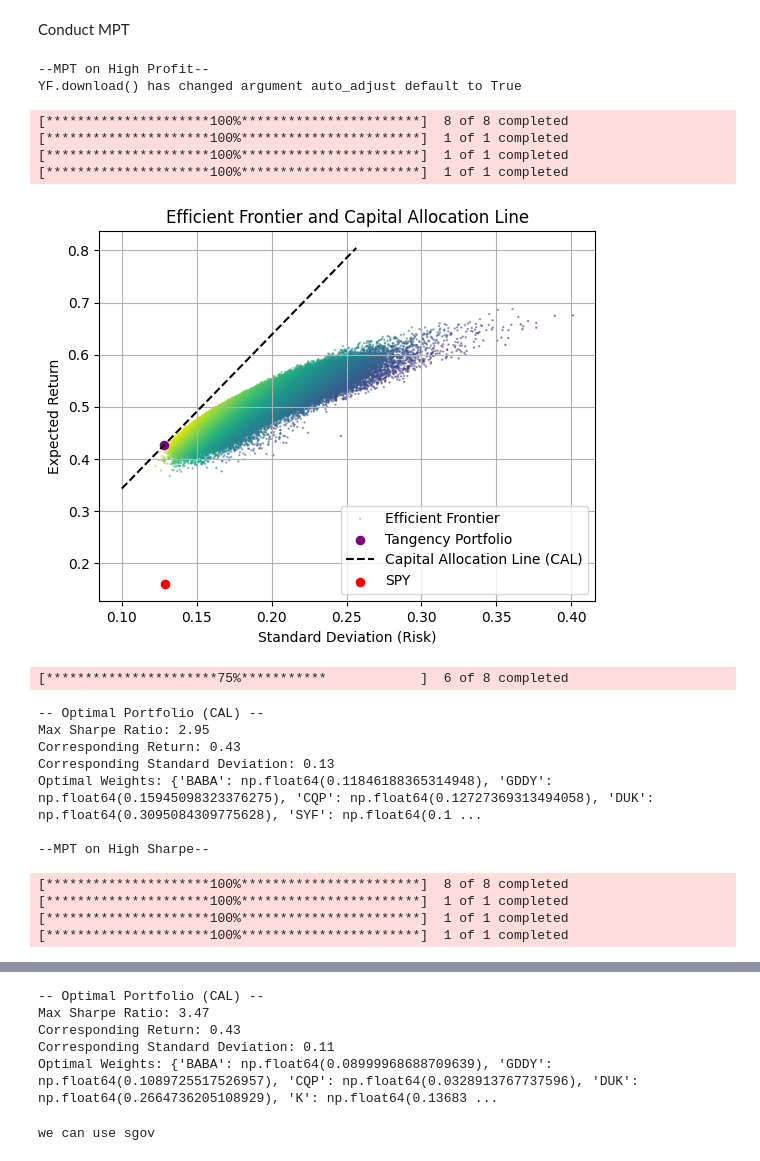
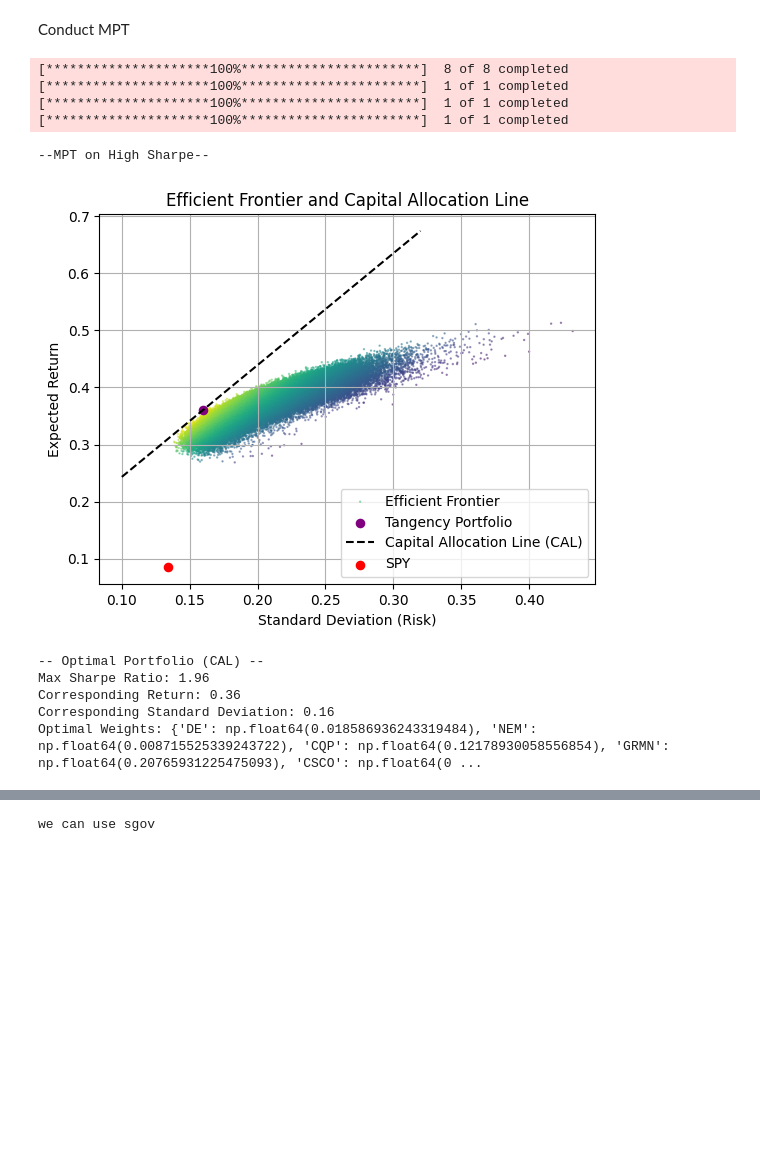
Before and after one commit to BlakeUribe/Portfolio_py, a Jupyter notebook: notebooks/backtesting.ipynb, the cells around one changed output, grey strips where cells are left out. Saved outputs shown, nothing was run; the diff lists cells and outputs as text; code cells hidden in the pictures; blank space fills up the shorter version.

```diff
--- a/notebooks/backtesting.ipynb
+++ b/notebooks/backtesting.ipynb
@@ -33,34 +27,26 @@ finance_utils.py successfully loaded, updated last Feb. 24 2025 5:26
 # %% [markdown]
 Conduct MPT
 # %%
-print('--MPT on High Profit--')
-optimizer_for_high_profit = MPTOptimizer(mpt_stocks_for_profit, start_date=PROGRAM_START_DATE, end_date=PROGRAM_END_DATE)
-optimizer_for_high_profit.simulate_portfolios()
-optimizer_for_high_profit.plot_efficient_frontier()
-tangecy_portfolio_for_profit_stocks = optimizer_for_high_profit.find_tangency_portfolio()
+# print('--MPT on High Profit--')
+# optimizer_for_high_profit = MPTOptimizer(mpt_stocks_for_profit, start_date=PROGRAM_START_DATE, end_date=PROGRAM_END_DATE)
+# optimizer_for_high_profit.simulate_portfolios()
+# optimizer_for_high_profit.plot_efficient_frontier()
+# tangecy_portfolio_for_profit_stocks = optimizer_for_high_profit.find_tangency_portfolio()
 
 print('\n--MPT on High Sharpe--')
 optimizer_for_high_sharpe = MPTOptimizer(mpt_stocks_for_sharpe, start_date=PROGRAM_START_DATE, end_date=PROGRAM_END_DATE)
 optimizer_for_high_sharpe.simulate_portfolios()
 optimizer_for_high_sharpe.plot_efficient_frontier()
 tangecy_portfolio_for_sharpe_stocks = optimizer_for_high_sharpe.find_tangency_portfolio()
 # %% [output]
---MPT on High Profit--
-YF.download() has changed argument auto_adjust default to True
+[*********************100%***********************]  8 of 8 completed
+[*********************100%***********************]  1 of 1 completed
+[*********************100%***********************]  1 of 1 completed
+[*********************100%***********************]  1 of 1 completed
-[*********************100%***********************]  8 of 8 completed
-[*********************100%***********************]  1 of 1 completed
-[*********************100%***********************]  1 of 1 completed
-[*********************100%***********************]  1 of 1 completed
+--MPT on High Sharpe--
-[figure, old version]
+[figure, new version]
-[**********************75%***********            ]  6 of 8 completed
+-- Optimal Portfolio (CAL) --
+Max Sharpe Ratio: 1.96
+Corresponding Return: 0.36
+Corresponding Standard Deviation: 0.16
+Optimal Weights: {'DE': np.float64(0.018586936243319484), 'NEM': np.float64(0.008715525339243722), 'CQP': np.float64(0.12178930058556854), 'GRMN': np.float64(0.20765931225475093), 'CSCO': np.float64(0 ...
--- Optimal Portfolio (CAL) --
-Max Sharpe Ratio: 2.95
-Corresponding Return: 0.43
-Corresponding Standard Deviation: 0.13
-Optimal Weights: {'BABA': np.float64(0.11846188365314948), 'GDDY': np.float64(0.15945098323376275), 'CQP': np.float64(0.12727369313494058), 'DUK': np.float64(0.3095084309775628), 'SYF': np.float64(0.1 ...
-
---MPT on High Sharpe--
-[*********************100%***********************]  8 of 8 completed
-[*********************100%***********************]  1 of 1 completed
-[*********************100%***********************]  1 of 1 completed
-[*********************100%***********************]  1 of 1 completed
@@ -68,8 +53,3 @@ Optimal Weights: {'BABA': np.float64(0.11846188365314948), 'GDDY': np.float64(0.
--- Optimal Portfolio (CAL) --
-Max Sharpe Ratio: 3.47
-Corresponding Return: 0.43
-Corresponding Standard Deviation: 0.11
-Optimal Weights: {'BABA': np.float64(0.08999968688709639), 'GDDY': np.float64(0.1089725517526957), 'CQP': np.float64(0.0328913767737596), 'DUK': np.float64(0.2664736205108929), 'K': np.float64(0.13683 ...
 # %%
 import datetime
 
```
Also changed, not shown: parts of 11 cells of this notebook, 9 other files.
